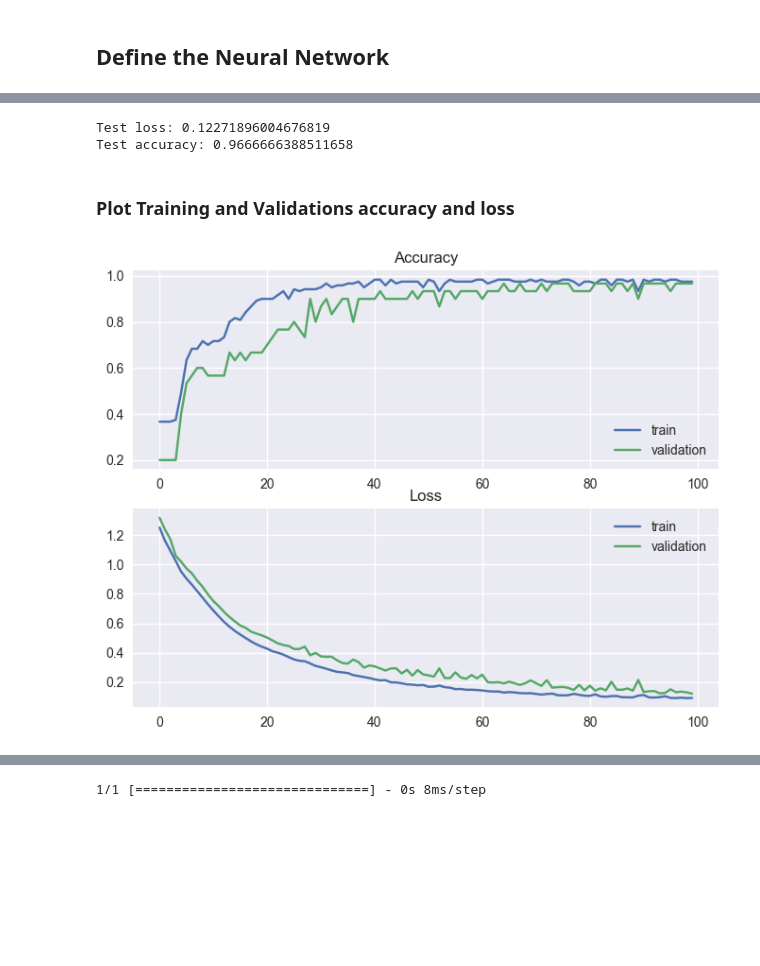
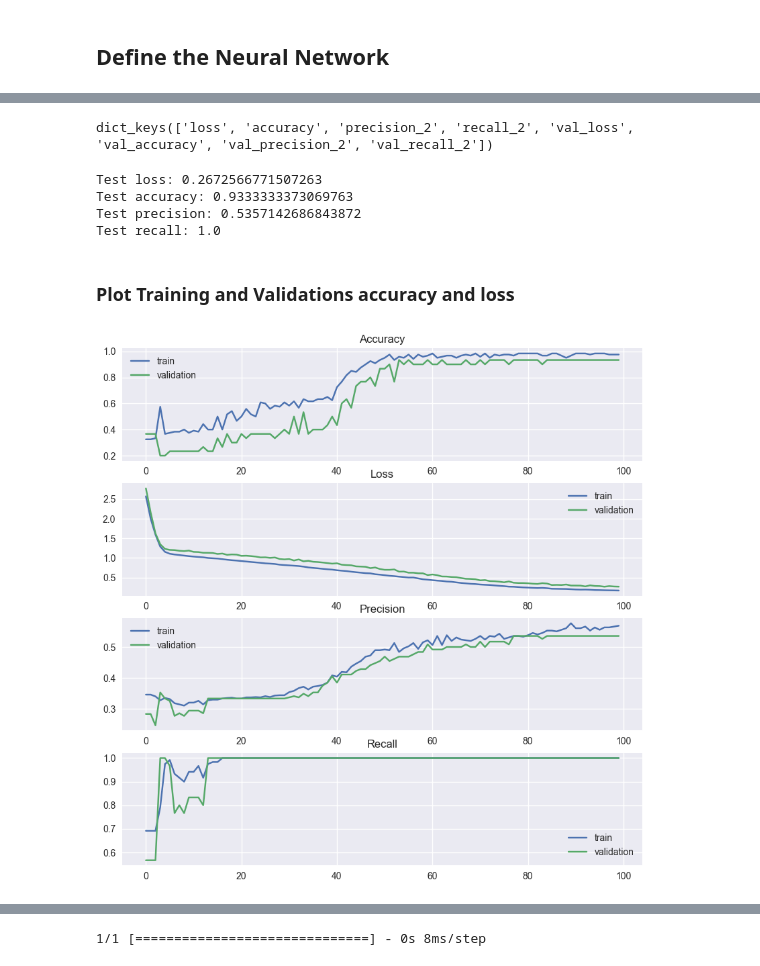
Before and after one commit to MilaSong/INF4039_Labs, a Jupyter notebook: lab3_mlp_classification/lab3.ipynb, the cells around one changed output, grey strips where cells are left out. Saved outputs shown, nothing was run; the diff lists cells and outputs as text; code cells hidden in the pictures; blank space fills up the shorter version.

```diff
--- a/lab3_mlp_classification/lab3.ipynb
+++ b/lab3_mlp_classification/lab3.ipynb
@@ -196,10 +201,14 @@ _________________________________________________________________
 # %%
+recall = tf.keras.metrics.Recall()
+precision = tf.keras.metrics.Precision()
+
 model.compile(
     optimizer = "adam",
     loss = "categorical_crossentropy",
-    metrics = ["accuracy"])
+    metrics = ["accuracy", precision, recall])
 
 history = model.fit(X_train, y_train,
                     epochs = 100,
                     batch_size=5,
+                    verbose=0,
                     validation_data=(X_test, y_test))
@@ -224,32 +215,54 @@ Epoch 100/100
+# %%
+history.history.keys()
+# %% [output]
+dict_keys(['loss', 'accuracy', 'precision_2', 'recall_2', 'val_loss', 'val_accuracy', 'val_precision_2', 'val_recall_2'])
 # %%
 score = model.evaluate(X_test, y_test, verbose=0)
 print('Test loss:', score[0])
 print('Test accuracy:', score[1])
+print('Test precision:', score[2])
+print('Test recall:', score[3])
 # %% [output]
-Test loss: 0.12271896004676819
-Test accuracy: 0.9666666388511658
+Test loss: 0.2672566771507263
+Test accuracy: 0.9333333373069763
+Test precision: 0.5357142686843872
+Test recall: 1.0
 # %% [markdown]
 ### Plot Training and Validations accuracy and loss
 # %%
-fig, (ax1, ax2) = plt.subplots(2, figsize=(8, 6))
+fig, (ax1, ax2, ax3, ax4) = plt.subplots(4, figsize=(10, 10))
 
 train_accuracy = history.history['accuracy']
 val_accuracy = history.history['val_accuracy']
 train_loss = history.history['loss']
 val_loss = history.history['val_loss']
+train_precision = history.history['precision_2']
+val_precision = history.history['val_precision_2']
+train_recall = history.history['recall_2']
+val_recall = history.history['val_recall_2']
 
 ax1.plot(train_accuracy, label='train')
 ax1.plot(val_accuracy, label='validation')
 ax1.set_title("Accuracy")
 
 ax2.plot(train_loss, label='train')
 ax2.plot(val_loss, label='validation')
 ax2.set_title("Loss")
 
+ax3.plot(train_precision, label='train')
+ax3.plot(val_precision, label='validation')
+ax3.set_title("Precision")
+
+ax4.plot(train_recall, label='train')
+ax4.plot(val_recall, label='validation')
+ax4.set_title("Recall")
+
 ax1.legend()
-ax2.legend();
+ax2.legend()
+ax3.legend()
+ax4.legend();
 # %% [output]
-[figure, old version]
+[figure, new version]
 # %% [markdown]
 ## ROC Curve
 
```
Also changed, not shown: parts of 5 cells of this notebook.
